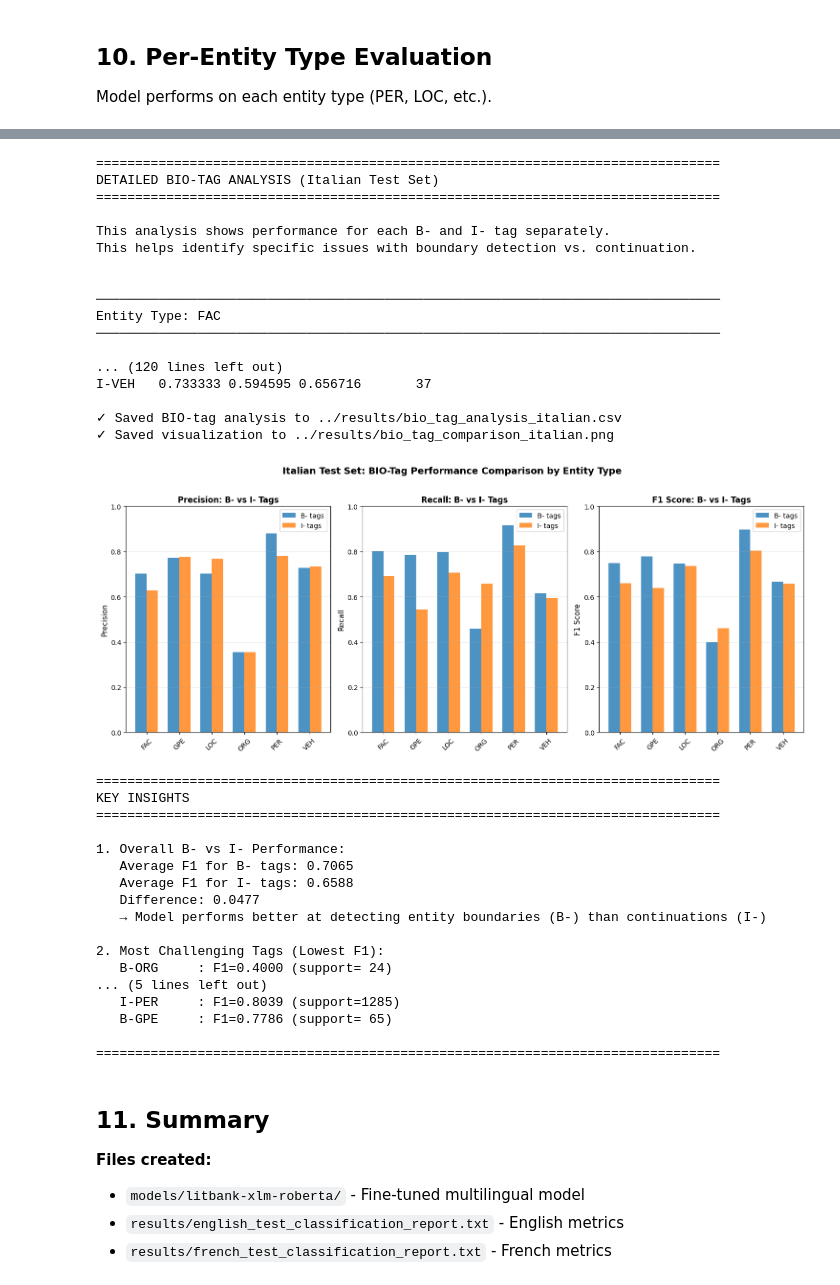
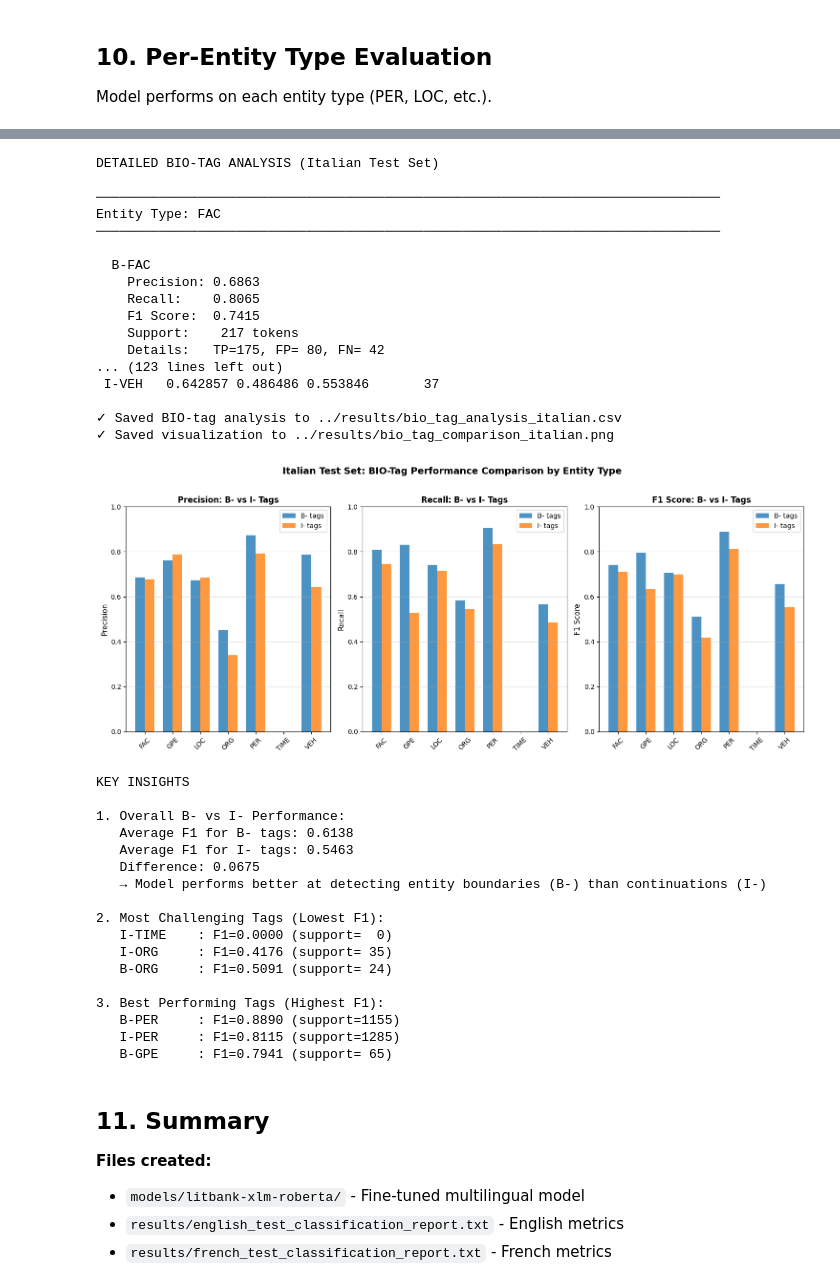
Before and after one commit to wpn-fri/CAS_Mod4_NER, a Jupyter notebook: notebooks/02_model_training.ipynb, the cells around one changed output, grey strips where cells are left out. Drawn from its saved outputs; the diff is of its cells as text; code cells hidden in the pictures.

```diff
--- a/notebooks/02_model_training.ipynb
+++ b/notebooks/02_model_training.ipynb
@@ -61,7 +61,7 @@ MODEL_NAME = "xlm-roberta-base"  # Multilingual model
 MAX_LENGTH = 512  # Maximum sequence length (tokens)
 BATCH_SIZE = 16   # Adjust based on your GPU memory (8/16/32)
 LEARNING_RATE = 2e-5  # Standard for fine-tuning transformers
-NUM_EPOCHS = 4    # Typically 3-5 epochs for NER
+NUM_EPOCHS = 3    # Typically 3-5 epochs for NER
 
 print(f"✓ Configuration loaded")
 print(f"  Model: {MODEL_NAME}")
@@ -430,7 +433,7 @@ training_args = TrainingArguments(
     weight_decay=0.01,  # L2 regularization
 
     # Evaluation and logging
-    eval_strategy="epoch",  # Evaluate after each epoch
+    evaluation_strategy="epoch",  # Evaluate after each epoch
     save_strategy="epoch",  # Save checkpoint after each epoch
     logging_steps=100,      # Log every 100 steps
     load_best_model_at_end=True,  # Load best checkpoint at end
@@ -1278,9 +1277,9 @@ i_tags_df = df_bio_tags[df_bio_tags['Tag'].str.startswith('I-')].copy()
 b_tags_df['Entity'] = b_tags_df['Tag'].str.replace('B-', '')
 i_tags_df['Entity'] = i_tags_df['Tag'].str.replace('I-', '')
 
-# Sort by entity type
-b_tags_df = b_tags_df.sort_values('Entity')
-i_tags_df = i_tags_df.sort_values('Entity')
+# Reindex to ensure all entity types are present (fill missing with 0)
+b_tags_df = b_tags_df.set_index('Entity').reindex(entity_types).fillna(0).reset_index()
+i_tags_df = i_tags_df.set_index('Entity').reindex(entity_types).fillna(0).reset_index()
 
 x = np.arange(len(entity_types))
 width = 0.35
@@ -1335,59 +1334,59 @@ print(f"\n1. Overall B- vs I- Performance:")
 print(f"   Average F1 for B- tags: {avg_b_f1:.4f}")
 print(f"   Average F1 for I- tags: {avg_i_f1:.4f}")
 print(f"   Difference: {abs(avg_b_f1 - avg_i_f1):.4f}")
 
 if avg_b_f1 > avg_i_f1:
     print(f"   → Model performs better at detecting entity boundaries (B-) than continuations (I-)")
 else:
     print(f"   → Model performs better at entity continuations (I-) than detecting boundaries (B-)")
 
 # Find most challenging tags
 print(f"\n2. Most Challenging Tags (Lowest F1):")
 bottom_3 = df_bio_tags.nsmallest(3, 'F1')[['Tag', 'F1', 'Support']]
 for idx, row in bottom_3.iterrows():
     print(f"   {row['Tag']:10s}: F1={row['F1']:.4f} (support={row['Support']:3d})")
 
 # Find best performing tags
 print(f"\n3. Best Performing Tags (Highest F1):")
 top_3 = df_bio_tags.nlargest(3, 'F1')[['Tag', 'F1', 'Support']]
 for idx, row in top_3.iterrows():
     print(f"   {row['Tag']:10s}: F1={row['F1']:.4f} (support={row['Support']:3d})")
 # %% [output]
-================================================================================
 DETAILED BIO-TAG ANALYSIS (Italian Test Set)
-================================================================================
-
-This analysis shows performance for each B- and I- tag separately.
-This helps identify specific issues with boundary detection vs. continuation.
-
 
 ────────────────────────────────────────────────────────────────────────────────
 Entity Type: FAC
 ────────────────────────────────────────────────────────────────────────────────
 
-... (120 lines left out)
-I-VEH   0.733333 0.594595 0.656716       37
+  B-FAC
+    Precision: 0.6863
+    Recall:    0.8065
+    F1 Score:  0.7415
+    Support:    217 tokens
+    Details:   TP=175, FP= 80, FN= 42
+... (123 lines left out)
+ I-VEH   0.642857 0.486486 0.553846       37
 
 ✓ Saved BIO-tag analysis to ../results/bio_tag_analysis_italian.csv
 ✓ Saved visualization to ../results/bio_tag_comparison_italian.png
-[figure, old version]
+[figure, new version]
-================================================================================
 KEY INSIGHTS
-================================================================================
 
 1. Overall B- vs I- Performance:
-   Average F1 for B- tags: 0.7065
-   Average F1 for I- tags: 0.6588
-   Difference: 0.0477
+   Average F1 for B- tags: 0.6138
+   Average F1 for I- tags: 0.5463
+   Difference: 0.0675
    → Model performs better at detecting entity boundaries (B-) than continuations (I-)
 
 2. Most Challenging Tags (Lowest F1):
-   B-ORG     : F1=0.4000 (support= 24)
-... (5 lines left out)
-   I-PER     : F1=0.8039 (support=1285)
-   B-GPE     : F1=0.7786 (support= 65)
+   I-TIME    : F1=0.0000 (support=  0)
+   I-ORG     : F1=0.4176 (support= 35)
+   B-ORG     : F1=0.5091 (support= 24)
 
-================================================================================
+3. Best Performing Tags (Highest F1):
+   B-PER     : F1=0.8890 (support=1155)
+   I-PER     : F1=0.8115 (support=1285)
+   B-GPE     : F1=0.7941 (support= 65)
 # %% [markdown]
 ## 11. Summary
 
```
Also changed, not shown: parts of 11 cells of this notebook, 2 other files.
